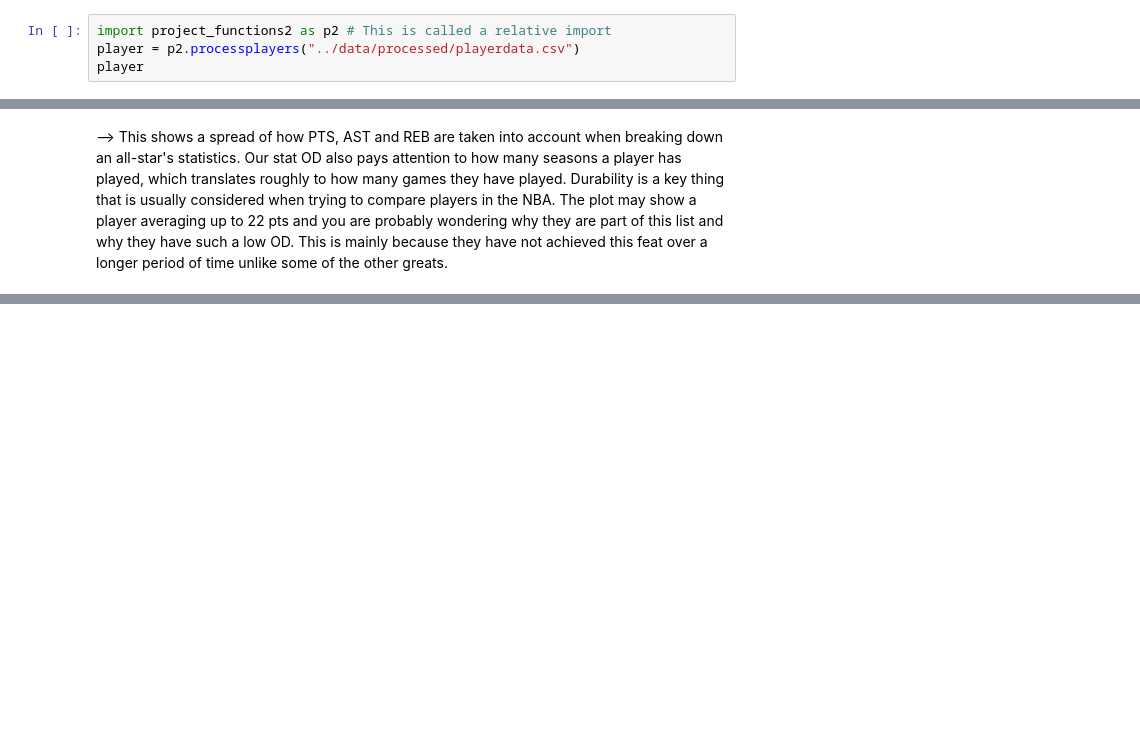
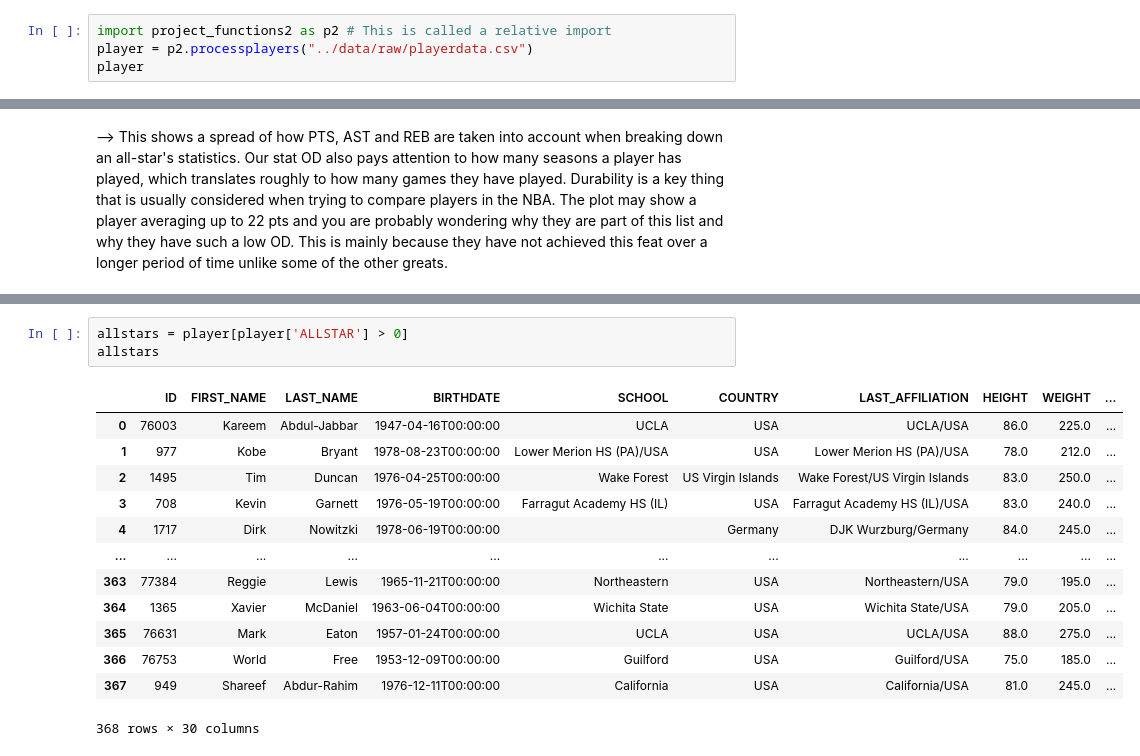
Before and after one commit to data301-2021-winter1/project-group-46-project-1, a Jupyter notebook: notebooks/analysis2.ipynb, the cells around one changed output, grey strips where cells are left out. Cells and saved outputs as stored; diff of their text form; blank space fills up the shorter version.

```diff
--- a/notebooks/analysis2.ipynb
+++ b/notebooks/analysis2.ipynb
@@ -656,7 +656,7 @@ processgame("../data/raw/Game.csv")
 ## **MODULE TESTING**
 # %%
 import project_functions2 as p2 # This is called a relative import
-player = p2.processplayers("../data/processed/playerdata.csv")
+player = p2.processplayers("../data/raw/playerdata.csv")
 player
 # %% [output]
 |  | ID | FIRST_NAME | LAST_NAME | BIRTHDATE | SCHOOL | COUNTRY | LAST_AFFILIATION | HEIGHT | WEIGHT | ... |
@@ -742,0 +764,17 @@ sns.pairplot(display, x_vars= {"PTS", "AST", "REB"}, y_vars = {"OD", "ALLSTAR"},
+# %%
+allstars = player[player['ALLSTAR'] > 0]
+allstars
+# %% [output]
+|  | ID | FIRST_NAME | LAST_NAME | BIRTHDATE | SCHOOL | COUNTRY | LAST_AFFILIATION | HEIGHT | WEIGHT | ... |
+| 0 | 76003 | Kareem | Abdul-Jabbar | 1947-04-16T00:00:00 | UCLA | USA | UCLA/USA | 86.0 | 225.0 | ... |
+| 1 | 977 | Kobe | Bryant | 1978-08-23T00:00:00 | Lower Merion HS (PA)/USA | USA | Lower Merion HS (PA)/USA | 78.0 | 212.0 | ... |
+| 2 | 1495 | Tim | Duncan | 1976-04-25T00:00:00 | Wake Forest | US Virgin Islands | Wake Forest/US Virgin Islands | 83.0 | 250.0 | ... |
+| 3 | 708 | Kevin | Garnett | 1976-05-19T00:00:00 | Farragut Academy HS (IL) | USA | Farragut Academy HS (IL)/USA | 83.0 | 240.0 | ... |
+| 4 | 1717 | Dirk | Nowitzki | 1978-06-19T00:00:00 |  | Germany | DJK Wurzburg/Germany | 84.0 | 245.0 | ... |
+| ... | ... | ... | ... | ... | ... | ... | ... | ... | ... | ... |
+| 363 | 77384 | Reggie | Lewis | 1965-11-21T00:00:00 | Northeastern | USA | Northeastern/USA | 79.0 | 195.0 | ... |
+| 364 | 1365 | Xavier | McDaniel | 1963-06-04T00:00:00 | Wichita State | USA | Wichita State/USA | 79.0 | 205.0 | ... |
+| 365 | 76631 | Mark | Eaton | 1957-01-24T00:00:00 | UCLA | USA | UCLA/USA | 88.0 | 275.0 | ... |
+| 366 | 76753 | World | Free | 1953-12-09T00:00:00 | Guilford | USA | Guilford/USA | 75.0 | 185.0 | ... |
+| 367 | 949 | Shareef | Abdur-Rahim | 1976-12-11T00:00:00 | California | USA | California/USA | 81.0 | 245.0 | ... |
+368 rows × 30 columns
```
Also changed, not shown: parts of 6 cells of this notebook, 4 other files.
